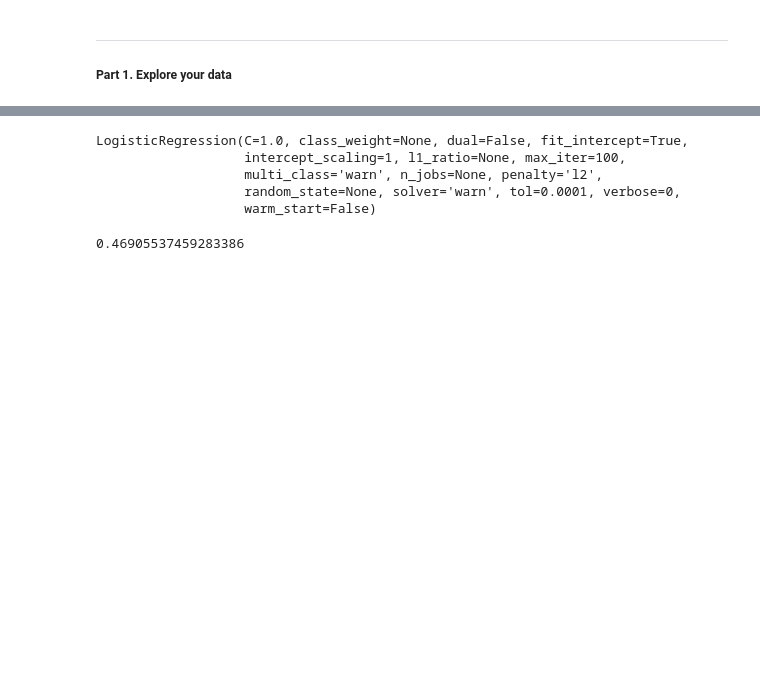
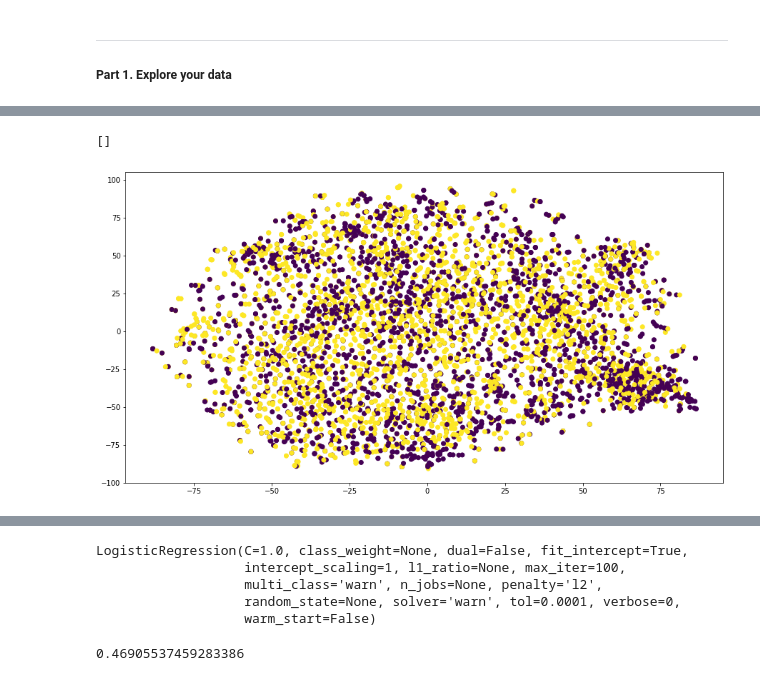
Before and after one commit to Valentin-Buchnev/NLP-mipt, a Jupyter notebook: hw3/solution.ipynb, the cells around one changed output, grey strips where cells are left out. Saved outputs shown, nothing was run; the diff lists cells and outputs as text; code cells hidden in the pictures; blank space fills up the shorter version.

```diff
--- a/hw3/solution.ipynb
+++ b/hw3/solution.ipynb
@@ -57,6 +59,11 @@ max_len_hypothesis = 30
 ##### Part 0. Get embeddings
 # %%
 tokenizer = AutoTokenizer.from_pretrained("DeepPavlov/rubert-base-cased-sentence")
-bmodel = AutoModel.from_pretrained("DeepPavlov/rubert-base-cased-sentence", return_dict=True)
+
+config = AutoConfig.from_pretrained("DeepPavlov/rubert-base-cased-sentence")
+config.output_hidden_states = True
+config.return_dict = True
+
+bmodel = AutoModelForMaskedLM.from_pretrained("DeepPavlov/rubert-base-cased-sentence", config=config)
 bmodel.eval()
 _ = bmodel.to('cuda')
@@ -66,7 +76,7 @@ def get_embeds(data):
     for tokens in tqdm(data):
         cnt_tokens = len(tokens)
         embeds = bmodel(**tokenizer(tokens, return_tensors='pt', padding=True).to('cuda'))
-        embeds = embeds.last_hidden_state[0][0].cpu().detach().numpy().reshape(-1)
+        embeds = embeds.hidden_states[-1][0][0].cpu().detach().numpy()
         result.append(embeds)
     result = np.asarray(result)
     return result
@@ -93,0 +102,4 @@ np.vstack((train_X[:, :768], train_X[:, 768:])).shape
+# %%
+%time
+tsne = TSNE(n_components=2, random_state=0)
+vec_rep = tsne.fit_transform(np.vstack((train_X[:, :768], train_X[:, 768:])))
@@ -93,0 +109,7 @@ np.vstack((train_X[:, :768], train_X[:, 768:])).shape
+# %%
+plt.figure(figsize=(15, 8))
+plt.scatter(vec_rep[:, 0], vec_rep[:, 1], c=np.hstack((train_y, train_y)))
+plt.plot()
+# %% [output]
+[]
+[figure, added]
```
Also changed, not shown: parts of 42 cells of this notebook, 31 other files.
